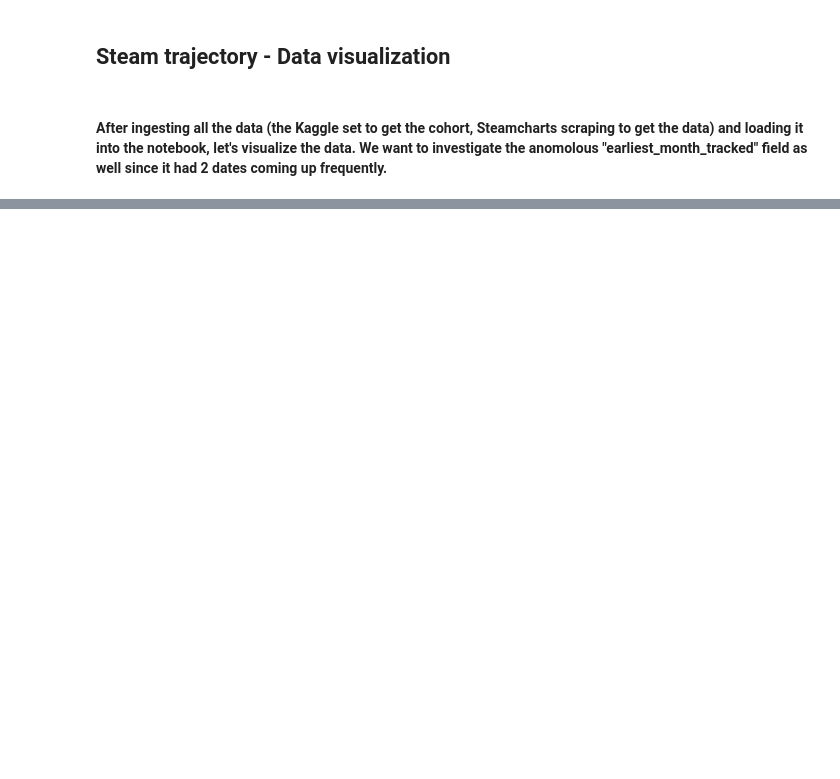
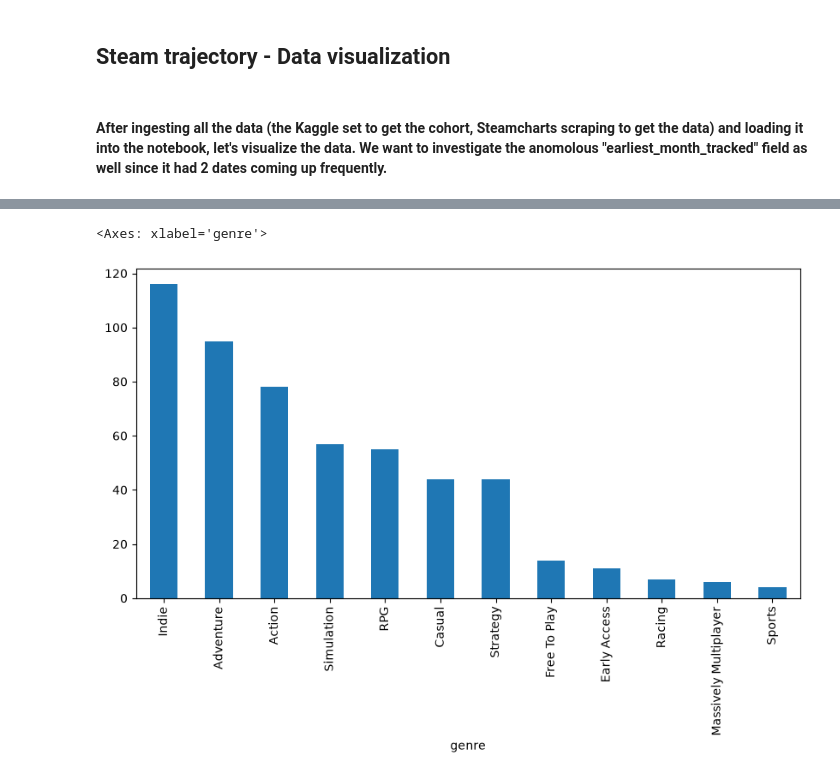
Before and after one commit to pmacias/steam-trajectory, a Jupyter notebook: notebooks/02_data_visualization.ipynb, the cells around one changed output, grey strips where cells are left out. Saved outputs shown, nothing was run; the diff lists cells and outputs as text; code cells hidden in the pictures; blank space fills up the shorter version.

```diff
--- a/notebooks/02_data_visualization.ipynb
+++ b/notebooks/02_data_visualization.ipynb
@@ -144,0 +189,12 @@ In games table but missing from monthly_metrics: set()
+# %%
+genre_counts = pd.read_sql("""
+    SELECT gen.name AS genre, COUNT(*) as n
+    FROM game_genres gg
+    JOIN genres gen ON gg.genre_id = gen.genre_id
+    GROUP BY gen.name
+    ORDER BY n DESC
+""", conn)
+genre_counts.plot(kind="bar", x="genre", y="n", figsize=(10,5), legend=False)
+# %% [output]
+<Axes: xlabel='genre'>
+[figure, added]
```
Also changed, not shown: parts of 12 cells of this notebook, 5 other files.
